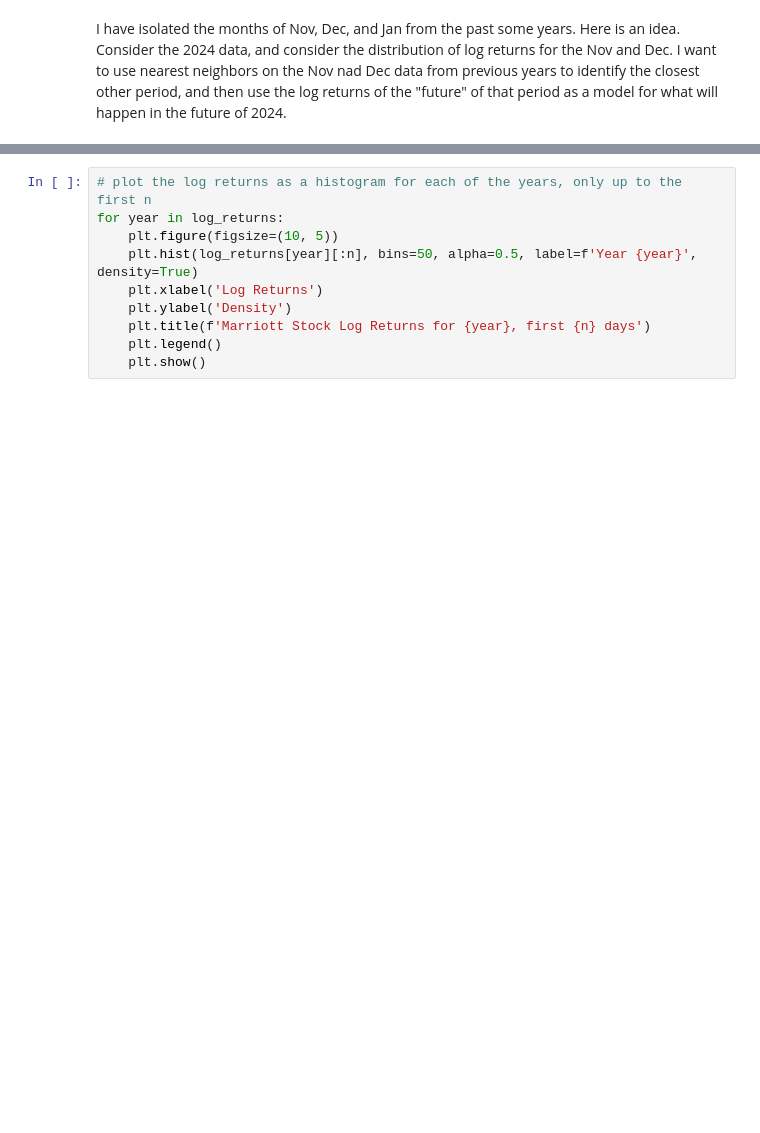
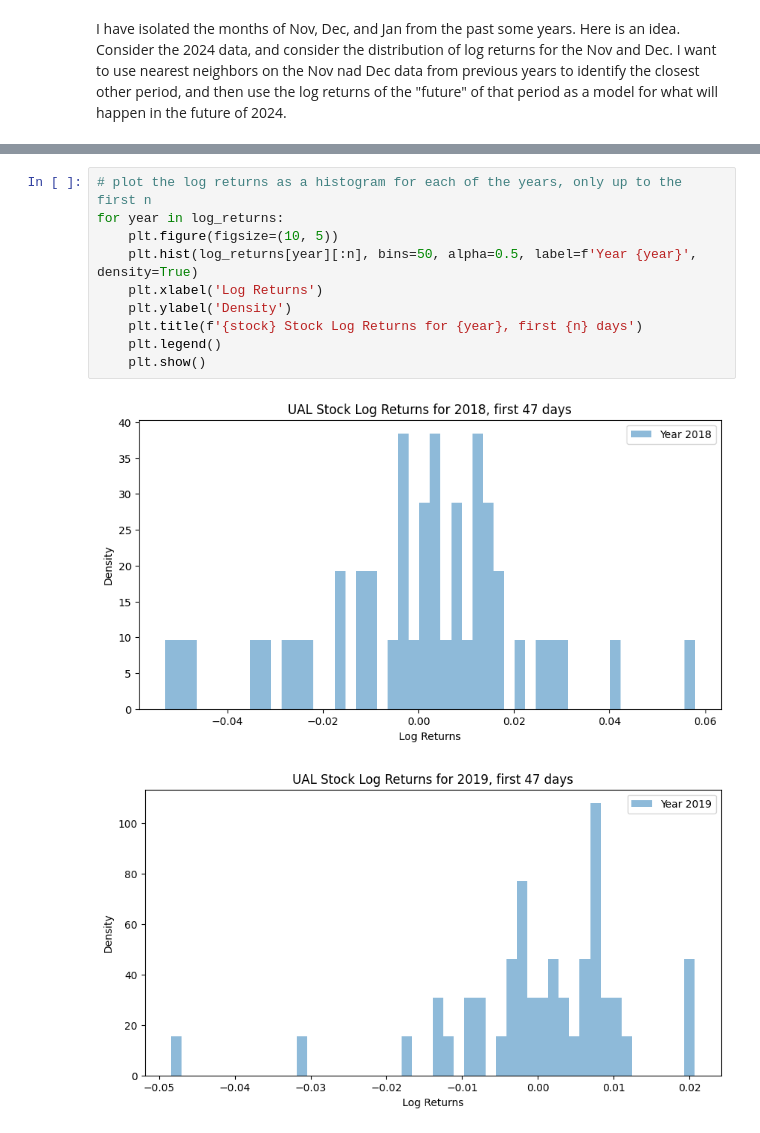
Before and after one commit to s-ye/ibkr, a Jupyter notebook: seasonal_forecasting.ipynb, the cells around one changed output, grey strips where cells are left out. Cells and saved outputs as stored; diff of their text form; blank space fills up the shorter version.

```diff
--- a/seasonal_forecasting.ipynb
+++ b/seasonal_forecasting.ipynb
@@ -82,10 +116,13 @@ print(closest_years)
 # %%
 # plot the log returns as a histogram for each of the years, only up to the first n
 for year in log_returns:
     plt.figure(figsize=(10, 5))
     plt.hist(log_returns[year][:n], bins=50, alpha=0.5, label=f'Year {year}', density=True)
     plt.xlabel('Log Returns')
     plt.ylabel('Density')
-    plt.title(f'Marriott Stock Log Returns for {year}, first {n} days')
+    plt.title(f'{stock} Stock Log Returns for {year}, first {n} days')
     plt.legend()
     plt.show()
+# %% [output]
+[figure, added]
+[figure, added]
```
Also changed, not shown: parts of 5 cells of this notebook, 4 other files.
